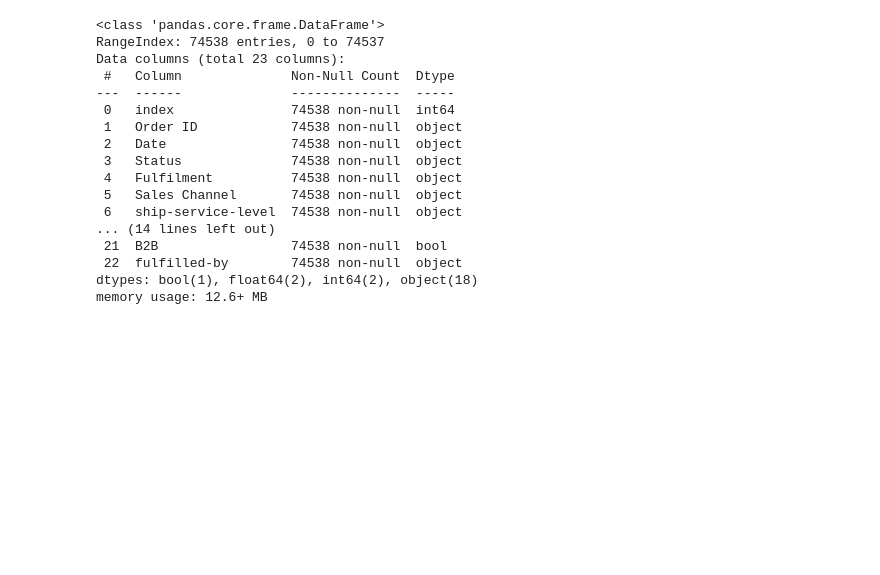
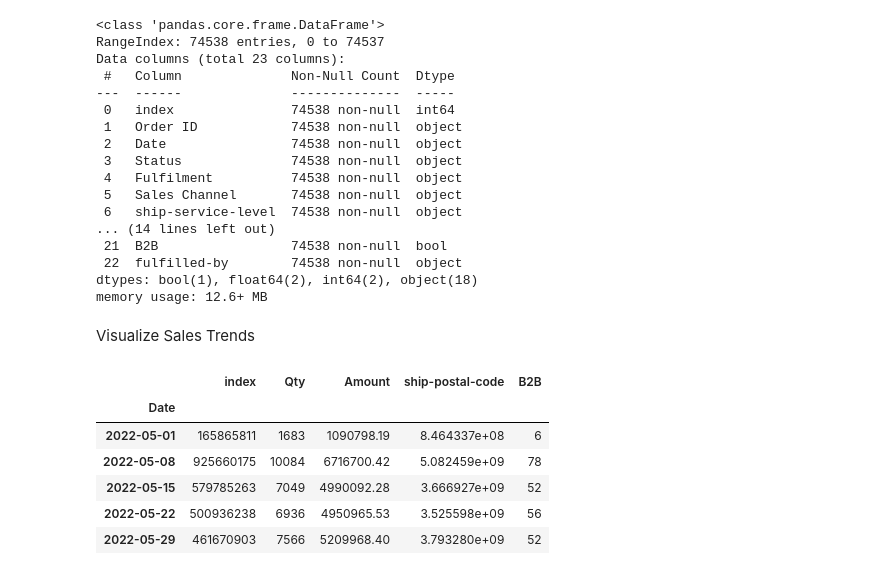
Before and after one commit to NguyenQuang1610/Amazon-Sales-Data-Analysis-Personal-Project, a Jupyter notebook: Python/python.ipynb, the cells around one changed output. Drawn from its saved outputs; the diff is of its cells as text; code cells hidden in the pictures; blank space fills up the shorter version.

```diff
--- a/Python/python.ipynb
+++ b/Python/python.ipynb
@@ -34,3 +36,5 @@ Data columns (total 23 columns):
  22  fulfilled-by        74538 non-null  object
 dtypes: bool(1), float64(2), int64(2), object(18)
 memory usage: 12.6+ MB
+# %% [markdown]
+Visualize Sales Trends
@@ -36,0 +46,10 @@ memory usage: 12.6+ MB
+# %%
+df_resampled.head()
+# %% [output]
+|  | index | Qty | Amount | ship-postal-code | B2B |
+| Date |  |  |  |  |  |
+| 2022-05-01 | 165865811 | 1683 | 1090798.19 | 8.464337e+08 | 6 |
+| 2022-05-08 | 925660175 | 10084 | 6716700.42 | 5.082459e+09 | 78 |
+| 2022-05-15 | 579785263 | 7049 | 4990092.28 | 3.666927e+09 | 52 |
+| 2022-05-22 | 500936238 | 6936 | 4950965.53 | 3.525598e+09 | 56 |
+| 2022-05-29 | 461670903 | 7566 | 5209968.40 | 3.793280e+09 | 52 |
```
Also changed, not shown: parts of 7 cells of this notebook.
